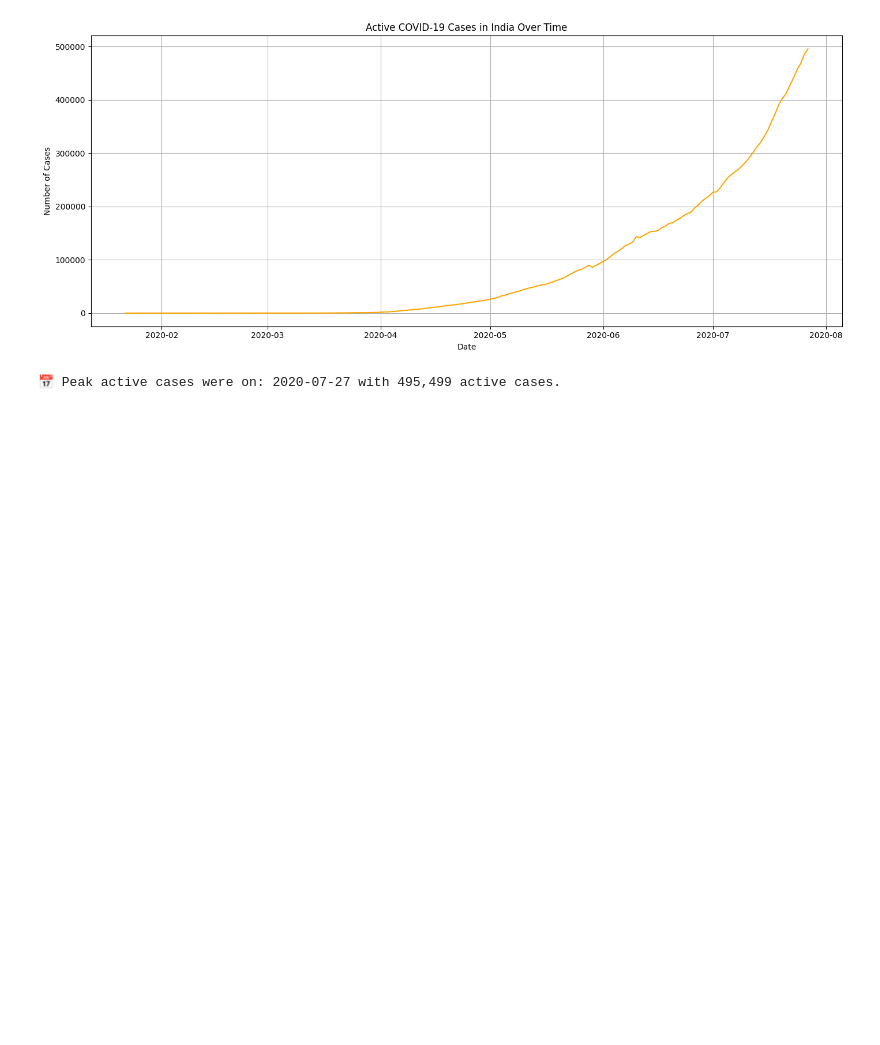
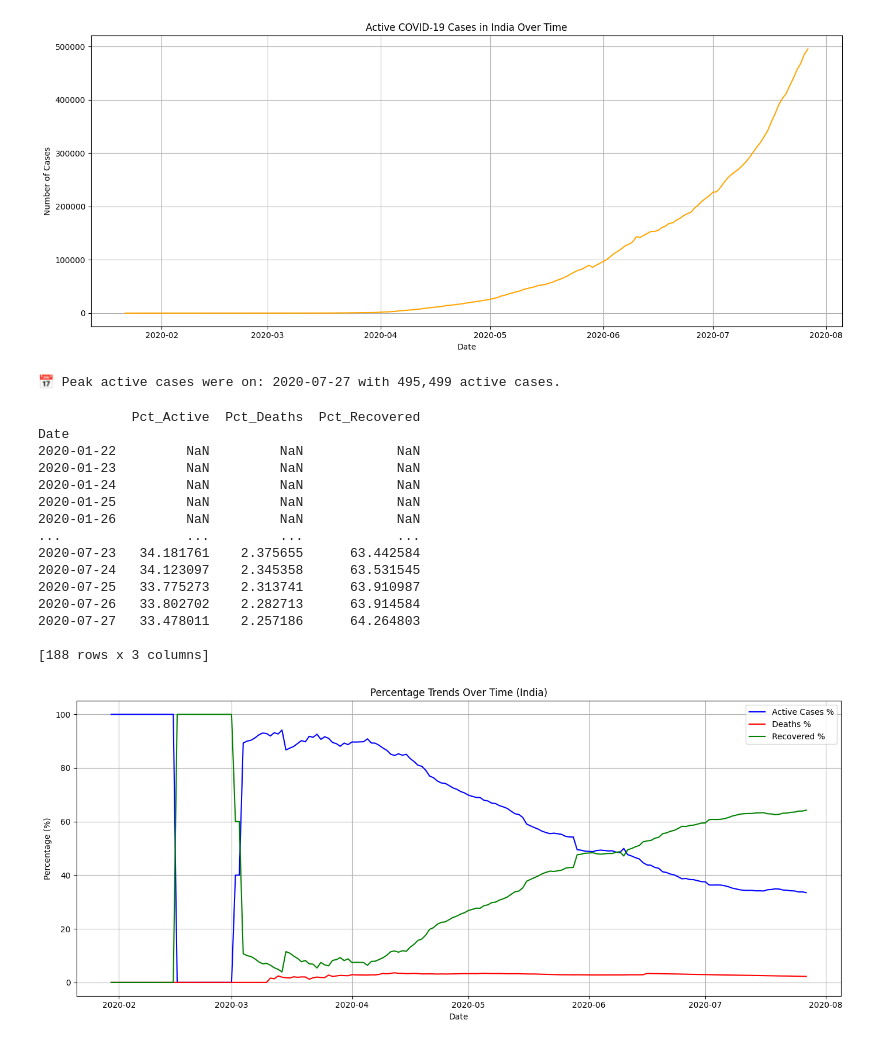
Before and after one commit to lalit1511/EDA_Projects, a Jupyter notebook: Covid_analysis.ipynb, the cells around one changed output. Saved outputs shown, nothing was run; the diff lists cells and outputs as text; code cells hidden in the pictures; blank space fills up the shorter version.

```diff
--- a/Covid_analysis.ipynb
+++ b/Covid_analysis.ipynb
@@ -311,3 +311,40 @@ peak_value = india_daily['Active_cases'].max()
 print(f"📅 Peak active cases were on: {peak_active.date()} with {peak_value:,} active cases.")
 # %% [output]
 📅 Peak active cases were on: 2020-07-27 with 495,499 active cases.
+# %%
+#Daily Trends as Percentage of Total Cases
+india_daily['Pct_Active'] = (india_daily['Active_cases'] / india_daily['Confirmed']) * 100
+india_daily['Pct_Deaths'] = (india_daily['Deaths'] / india_daily['Confirmed']) * 100
+india_daily['Pct_Recovered'] = (india_daily['Recovered'] / india_daily['Confirmed']) * 100
+
+print(india_daily[['Pct_Active', 'Pct_Deaths', 'Pct_Recovered']])
+
+plt.figure(figsize=(14,6))
+plt.plot(india_daily.index, india_daily['Pct_Active'], label='Active Cases %', color='blue')
+plt.plot(india_daily.index, india_daily['Pct_Deaths'], label='Deaths %', color='red')
+plt.plot(india_daily.index, india_daily['Pct_Recovered'], label='Recovered %', color='green')
+
+plt.title('Percentage Trends Over Time (India)')
+plt.xlabel('Date')
+plt.ylabel('Percentage (%)')
+plt.legend()
+plt.grid(True)
+plt.tight_layout()
+plt.show()
+# %% [output]
+            Pct_Active  Pct_Deaths  Pct_Recovered
+Date
+2020-01-22         NaN         NaN            NaN
+2020-01-23         NaN         NaN            NaN
+2020-01-24         NaN         NaN            NaN
+2020-01-25         NaN         NaN            NaN
+2020-01-26         NaN         NaN            NaN
+...                ...         ...            ...
+2020-07-23   34.181761    2.375655      63.442584
+2020-07-24   34.123097    2.345358      63.531545
+2020-07-25   33.775273    2.313741      63.910987
+2020-07-26   33.802702    2.282713      63.914584
+2020-07-27   33.478011    2.257186      64.264803
+
+[188 rows x 3 columns]
+[figure, added]
```
